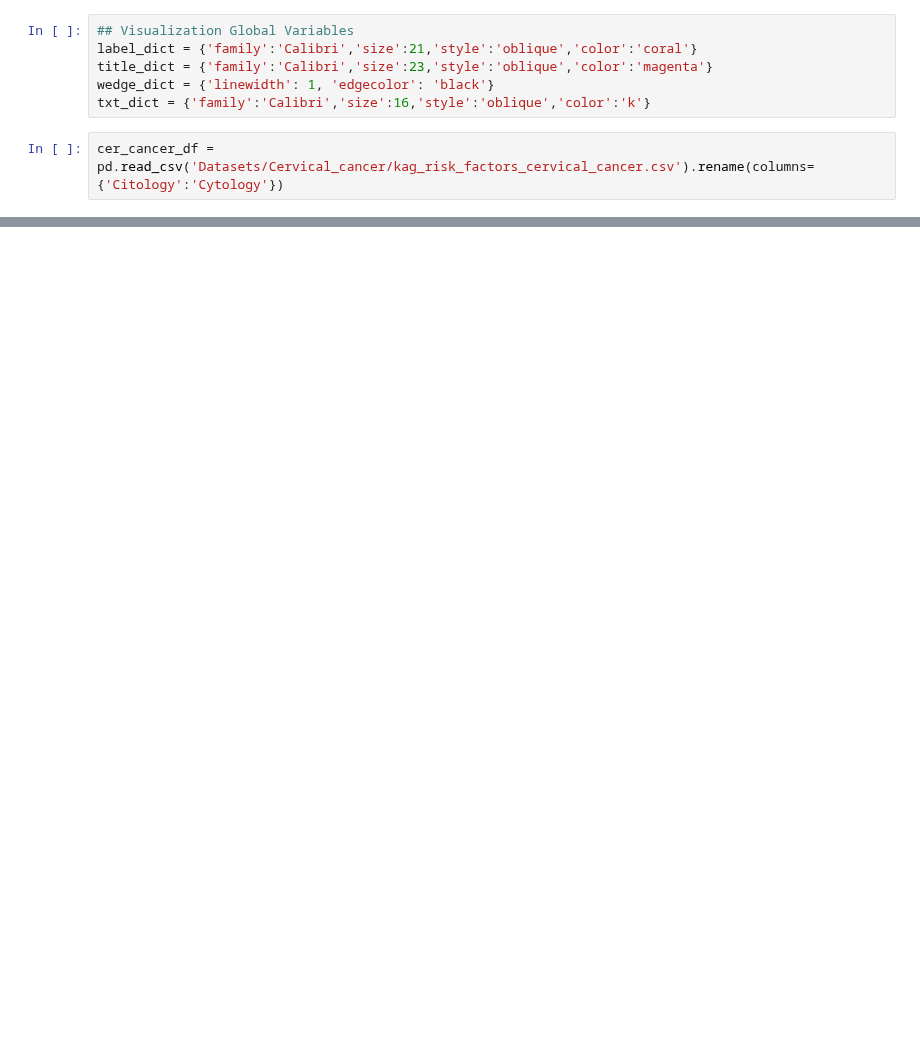
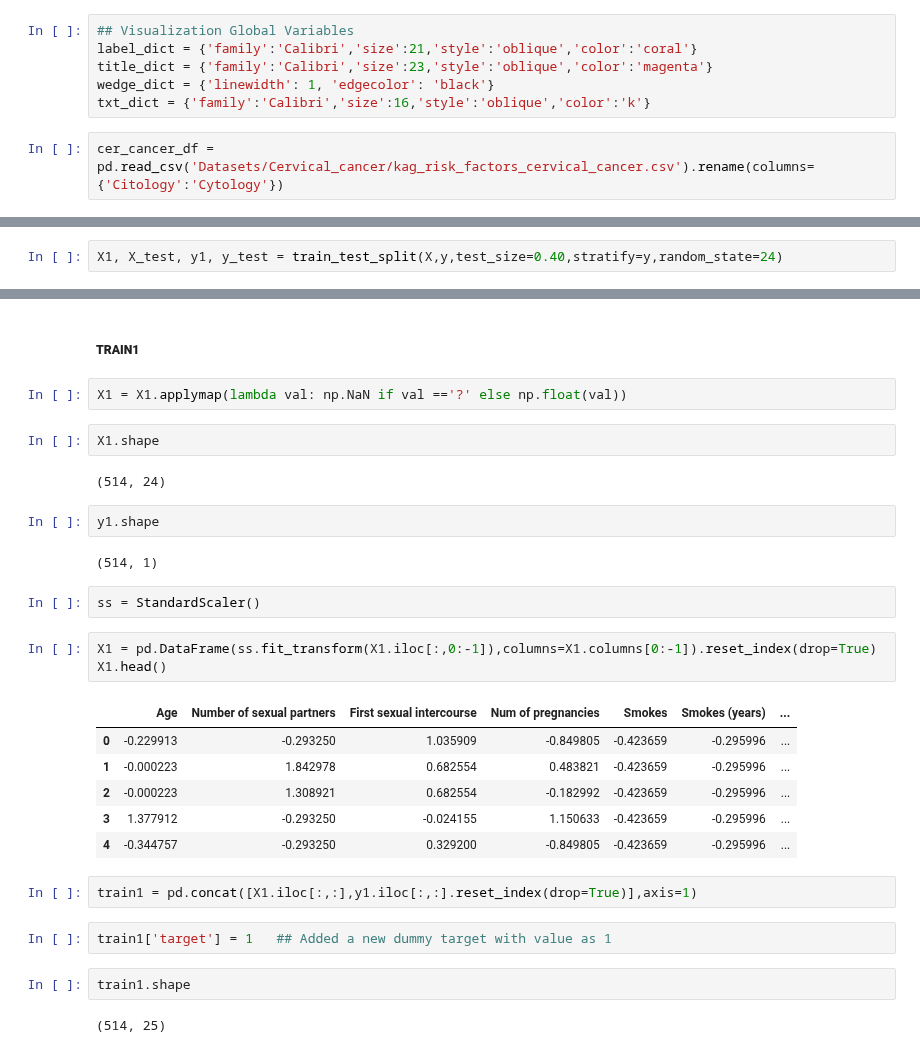
Before and after one commit to raj-shr-git/AAIC_Practice, a Jupyter notebook: MODULES/Untitled.ipynb, the cells around one changed output, grey strips where cells are left out. Drawn from its saved outputs; the diff is of its cells as text; blank space fills up the shorter version.

```diff
--- a/MODULES/Untitled.ipynb
+++ b/MODULES/Untitled.ipynb
@@ -45,0 +171,2 @@ Index(['Age', 'Number of sexual partners', 'First sexual intercourse',
+# %%
+X1, X_test, y1, y_test = train_test_split(X,y,test_size=0.40,stratify=y,random_state=24)
@@ -45,0 +201,32 @@ Index(['Age', 'Number of sexual partners', 'First sexual intercourse',
+# %% [markdown]
+##### **TRAIN1**
+# %%
+X1 = X1.applymap(lambda val: np.NaN if val =='?' else np.float(val))
+# %%
+X1.shape
+# %% [output]
+(514, 24)
+# %%
+y1.shape
+# %% [output]
+(514, 1)
+# %%
+ss = StandardScaler()
+# %%
+X1 = pd.DataFrame(ss.fit_transform(X1.iloc[:,0:-1]),columns=X1.columns[0:-1]).reset_index(drop=True)
+X1.head()
+# %% [output]
+|  | Age | Number of sexual partners | First sexual intercourse | Num of pregnancies | Smokes | Smokes (years) | ... |
+| 0 | -0.229913 | -0.293250 | 1.035909 | -0.849805 | -0.423659 | -0.295996 | ... |
+| 1 | -0.000223 | 1.842978 | 0.682554 | 0.483821 | -0.423659 | -0.295996 | ... |
+| 2 | -0.000223 | 1.308921 | 0.682554 | -0.182992 | -0.423659 | -0.295996 | ... |
+| 3 | 1.377912 | -0.293250 | -0.024155 | 1.150633 | -0.423659 | -0.295996 | ... |
+| 4 | -0.344757 | -0.293250 | 0.329200 | -0.849805 | -0.423659 | -0.295996 | ... |
+# %%
+train1 = pd.concat([X1.iloc[:,:],y1.iloc[:,:].reset_index(drop=True)],axis=1)
+# %%
+train1['target'] = 1   ## Added a new dummy target with value as 1
+# %%
+train1.shape
+# %% [output]
+(514, 25)
```
Also changed, not shown: parts of 63 cells of this notebook, 1 other file.
